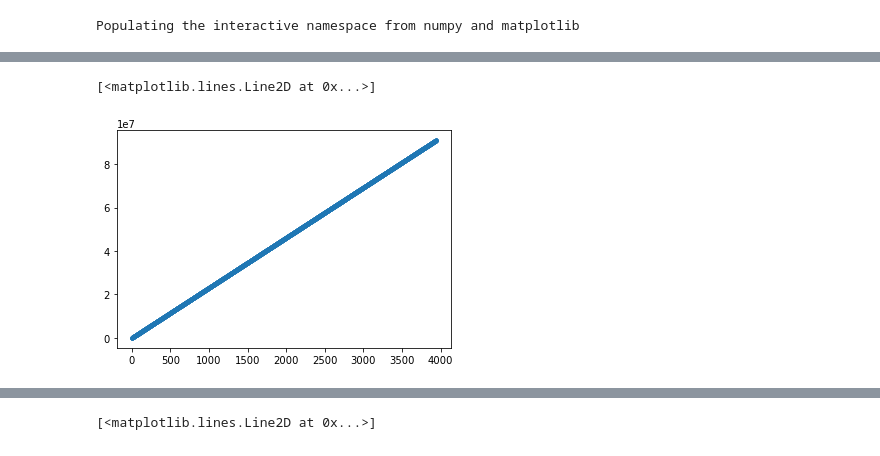
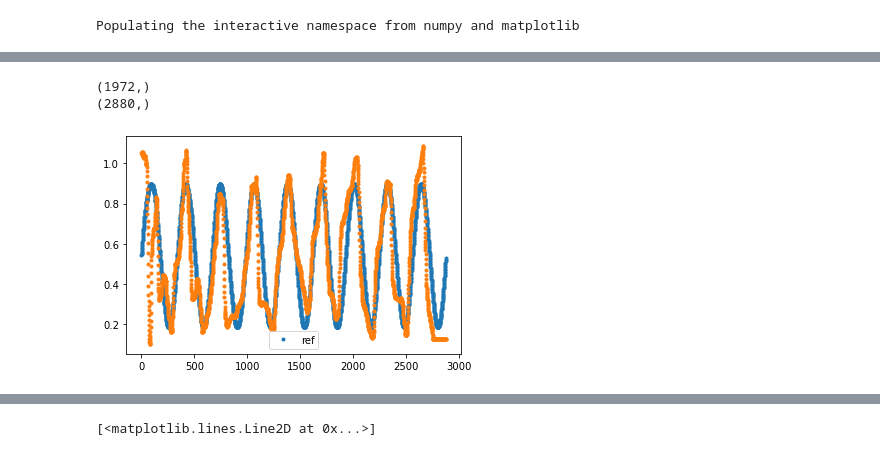
Before and after one commit to neuralabc/spft-java, a Jupyter notebook: spft/ComputingBxMetrics_testing.ipynb, the cells around one changed output, grey strips where cells are left out. Cells and saved outputs as stored; diff of their text form; code cells hidden in the pictures.

```diff
--- a/spft/ComputingBxMetrics_testing.ipynb
+++ b/spft/ComputingBxMetrics_testing.ipynb
@@ -266,7 +295,7 @@ from os.path import join
 in_dir = './testing/2022_06_test_right_only'
 subs = ['Derek','Isa','Jhelum_L','Kimia','Mika']
 data = load_yaml(join(in_dir,f'LAB_{subs[0]}_Test_Right_Only_out-file.txt'))
-for_time,ref_time,for_vals,ref_vals = score_spft_data(data)
+
 # for idx,sub in enumerate(subs):
 #     print(sub)
     # data = spft.load_yaml(join(in_dir,f'LAB_{sub}_Test_Right_Only_out-file.txt'))
@@ -277,7 +346,15 @@ for_time,ref_time,for_vals,ref_vals = score_spft_data(data)
 # %%
-common_time = np.linspace(0,for_time.max(),for_time.shape[0]*2)
+common_time = np.linspace(ref_time.min(),ref_time.max(),ref_time.shape[0]*2)
+ref_vals_interp = np.interp(common_time,ref_time,ref_vals)
+for_vals_interp = np.interp(common_time,for_time,for_vals)
 
+plt.plot(ref_vals_interp,'.',label='ref')
+plt.plot(for_vals_interp,'.')
+plt.legend()
+print(for_vals.shape)
+print(for_vals_interp.shape)
 #plt.plot(np.diff(for_time))
 # %% [output]
-[<matplotlib.lines.Line2D at 0x...>]
+(1972,)
+(2880,)
-[figure, old version]
+[figure, new version]
```
Also changed, not shown: parts of 11 cells of this notebook.
